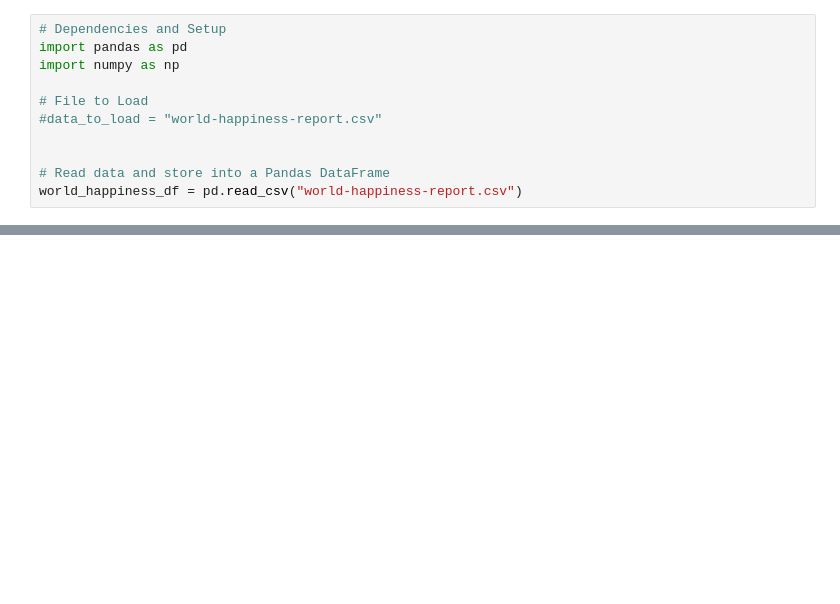
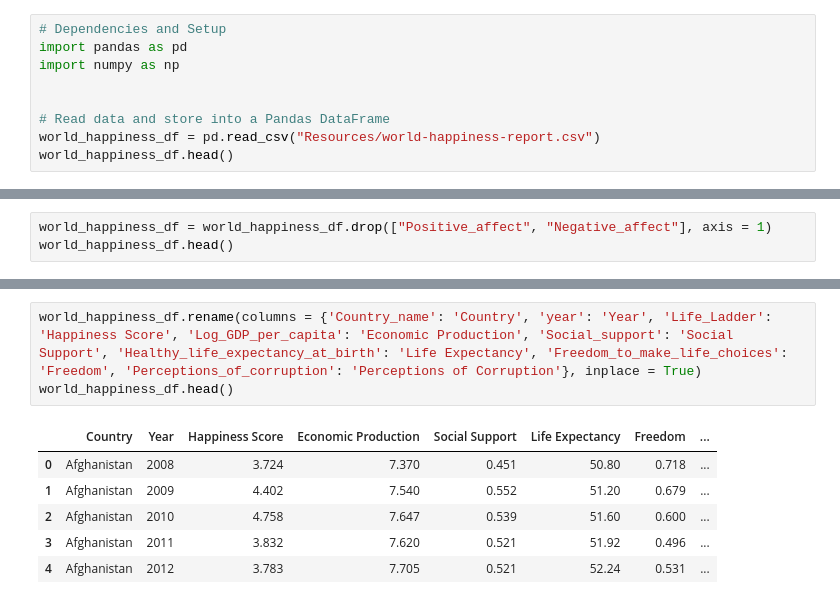
Before and after one commit to Wavelydavely/World_Happiness_Report, a Jupyter notebook: WHR_Data_Prep.ipynb, the cells around one changed output, grey strips where cells are left out. Cells and saved outputs as stored; diff of their text form; blank space fills up the shorter version.

Commit message:
after first attempt at data cleaning in pandas

```diff
--- a/WHR_Data_Prep.ipynb
+++ b/WHR_Data_Prep.ipynb
@@ -3,10 +3,8 @@
 import pandas as pd
 import numpy as np
 
-# File to Load
-#data_to_load = "world-happiness-report.csv"
-
 
 # Read data and store into a Pandas DataFrame
-world_happiness_df = pd.read_csv("world-happiness-report.csv")
+world_happiness_df = pd.read_csv("Resources/world-happiness-report.csv")
+world_happiness_df.head()
 # %% [output]
@@ -13,0 +17,3 @@ FileNotFoundError: [Errno 2] No such file or directory: 'world-happiness-report.
+# %%
+world_happiness_df = world_happiness_df.drop(["Positive_affect", "Negative_affect"], axis = 1)
+world_happiness_df.head()
@@ -13,0 +27,10 @@ FileNotFoundError: [Errno 2] No such file or directory: 'world-happiness-report.
+# %%
+world_happiness_df.rename(columns = {'Country_name': 'Country', 'year': 'Year', 'Life_Ladder': 'Happiness Score', 'Log_GDP_per_capita': 'Economic Production', 'Social_support': 'Social Support', 'Healthy_life_expectancy_at_birth': 'Life Expectancy', 'Freedom_to_make_life_choices': 'Freedom', 'Perceptions_of_corruption': 'Perceptions of Corruption'}, inplace = True)
+world_happiness_df.head()
+# %% [output]
+|  | Country | Year | Happiness Score | Economic Production | Social Support | Life Expectancy | Freedom | ... |
+| 0 | Afghanistan | 2008 | 3.724 | 7.370 | 0.451 | 50.80 | 0.718 | ... |
+| 1 | Afghanistan | 2009 | 4.402 | 7.540 | 0.552 | 51.20 | 0.679 | ... |
+| 2 | Afghanistan | 2010 | 4.758 | 7.647 | 0.539 | 51.60 | 0.600 | ... |
+| 3 | Afghanistan | 2011 | 3.832 | 7.620 | 0.521 | 51.92 | 0.496 | ... |
+| 4 | Afghanistan | 2012 | 3.783 | 7.705 | 0.521 | 52.24 | 0.531 | ... |
```
Also changed, not shown: parts of 11 cells of this notebook, 4 other files.
